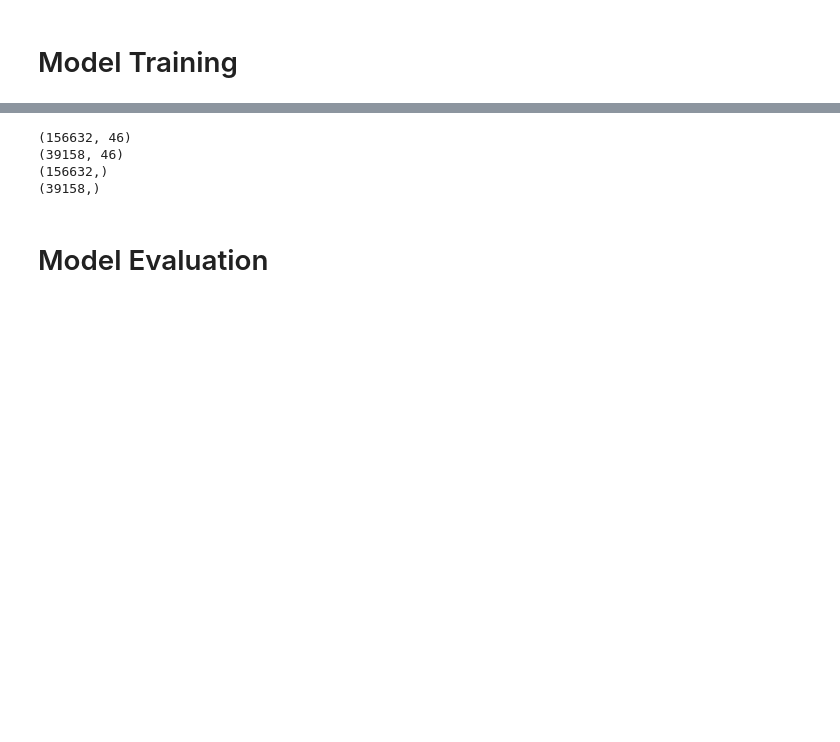
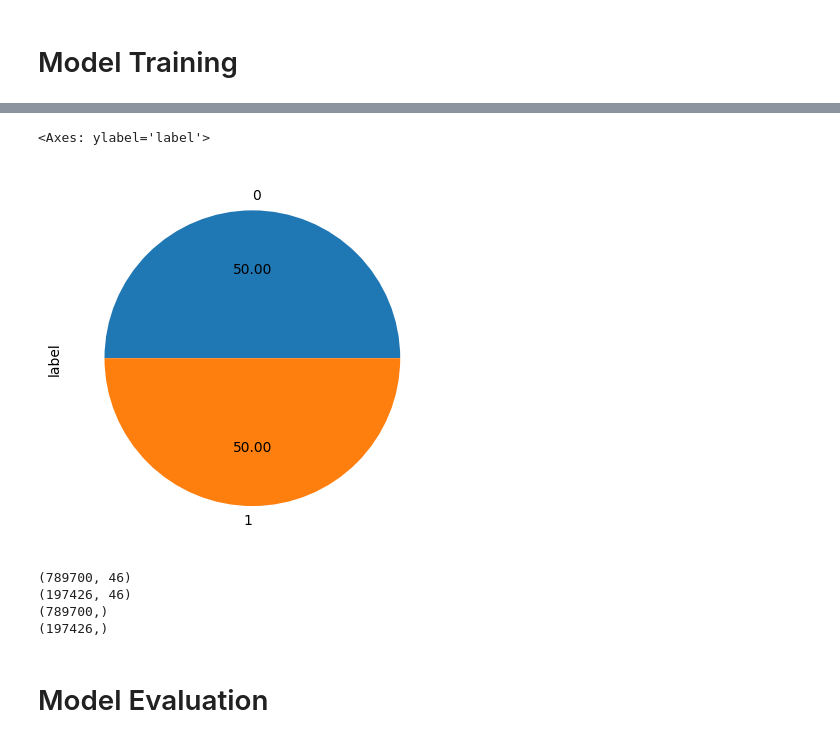
Before and after one commit to Faareh-Ahmed/Anomaly-Detection, a Jupyter notebook: Copy_of_Anomaly_Detection.ipynb, the cells around one changed output, grey strips where cells are left out. Drawn from its saved outputs; the diff is of its cells as text; code cells hidden in the pictures; blank space fills up the shorter version.

```diff
--- a/Copy_of_Anomaly_Detection.ipynb
+++ b/Copy_of_Anomaly_Detection.ipynb
@@ -156,0 +183,5 @@ X_train, X_test, Y_train, Y_test = train_test_split(X,Y,test_size=0.2,random_sta
+# %%
+Y_ros.value_counts().plot.pie(autopct="%.2f")
+# %% [output]
+<Axes: ylabel='label'>
+[figure, added]
@@ -157,13 +192,17 @@ X_train, X_test, Y_train, Y_test = train_test_split(X,Y,test_size=0.2,random_sta
 # %%
+from sklearn.model_selection import train_test_split
+
+X_train, X_test, Y_train, Y_test = train_test_split(X_ros,Y_ros,test_size=0.2,random_state=42)
+
 print(X_train.shape)
 print(X_test.shape)
 print(Y_train.shape)
 print(Y_test.shape)
 # %% [output]
-(156632, 46)
-(39158, 46)
-(156632,)
-(39158,)
+(789700, 46)
+(197426, 46)
+(789700,)
+(197426,)
 # %%
 from sklearn.linear_model import LogisticRegression
 
```
Also changed, not shown: parts of 18 cells of this notebook.
